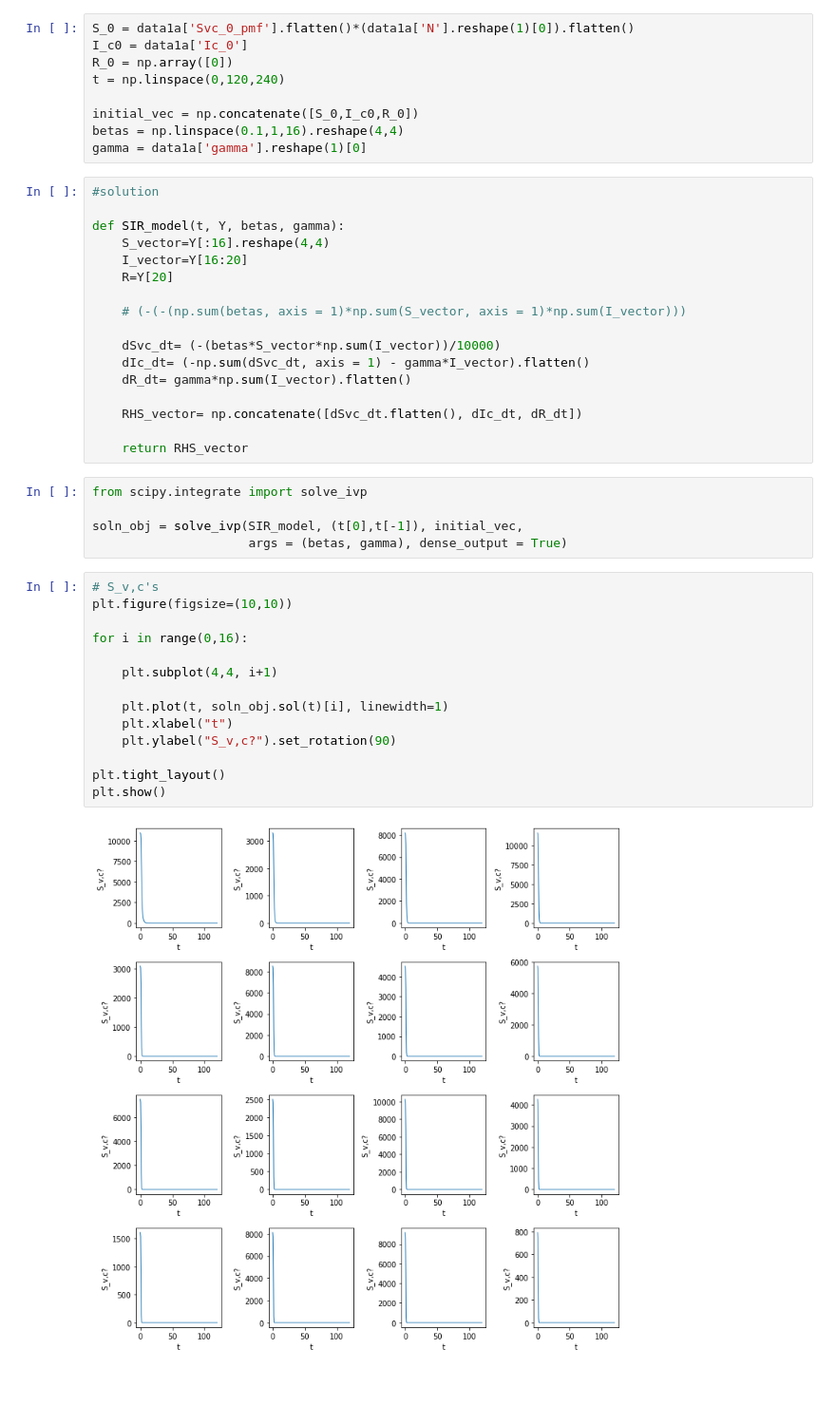
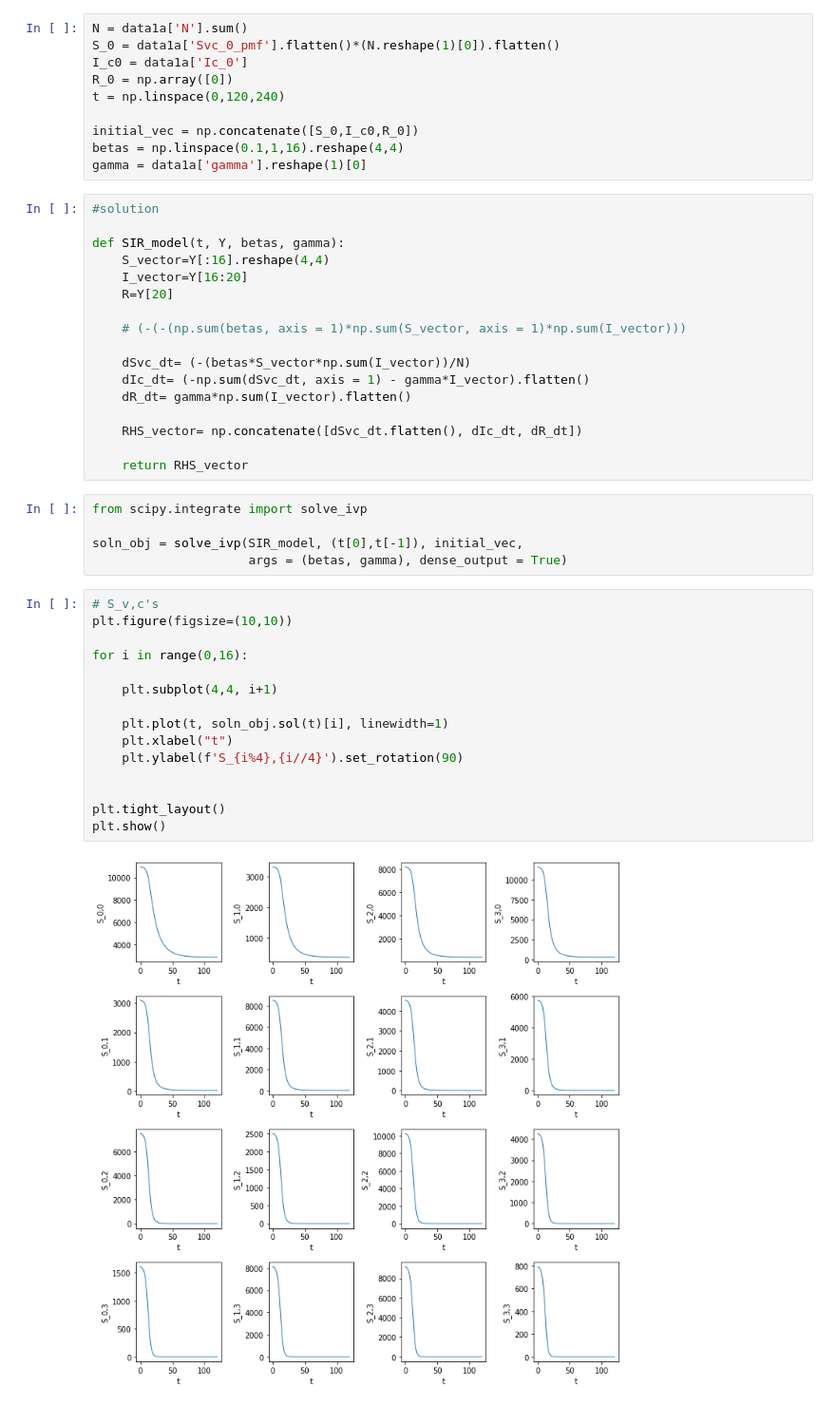
Before and after one commit to rtora/Monitoring-COVID-19-Infections-through-Wastewater-Surveillance, a Jupyter notebook: Part1.ipynb, the cells around one changed output. Shown at 95% size. Drawn from its saved outputs; the diff is of its cells as text.

```diff
--- a/Part1.ipynb
+++ b/Part1.ipynb
@@ -4,7 +4,8 @@ import matplotlib.pyplot as plt
 # %%
 data1a = np.load('part1a.npz')
 # %%
-S_0 = data1a['Svc_0_pmf'].flatten()*(data1a['N'].reshape(1)[0]).flatten()
+N = data1a['N'].sum()
+S_0 = data1a['Svc_0_pmf'].flatten()*(N.reshape(1)[0]).flatten()
 I_c0 = data1a['Ic_0']
 R_0 = np.array([0])
 t = np.linspace(0,120,240)
@@ -22,7 +23,7 @@ def SIR_model(t, Y, betas, gamma):
 
     # (-(-(np.sum(betas, axis = 1)*np.sum(S_vector, axis = 1)*np.sum(I_vector)))
 
-    dSvc_dt= (-(betas*S_vector*np.sum(I_vector))/10000)
+    dSvc_dt= (-(betas*S_vector*np.sum(I_vector))/N)
     dIc_dt= (-np.sum(dSvc_dt, axis = 1) - gamma*I_vector).flatten()
     dR_dt= gamma*np.sum(I_vector).flatten()
 
@@ -37,16 +38,17 @@ soln_obj = solve_ivp(SIR_model, (t[0],t[-1]), initial_vec,
 # %%
 # S_v,c's
 plt.figure(figsize=(10,10))
 
 for i in range(0,16):
 
     plt.subplot(4,4, i+1)
 
     plt.plot(t, soln_obj.sol(t)[i], linewidth=1)
     plt.xlabel("t")
-    plt.ylabel("S_v,c?").set_rotation(90)
+    plt.ylabel(f'S_{i%4},{i//4}').set_rotation(90)
+
 
 plt.tight_layout()
 plt.show()
 # %% [output]
-[figure, old version]
+[figure, new version]
```
Also changed, not shown: parts of 3 cells of this notebook.
